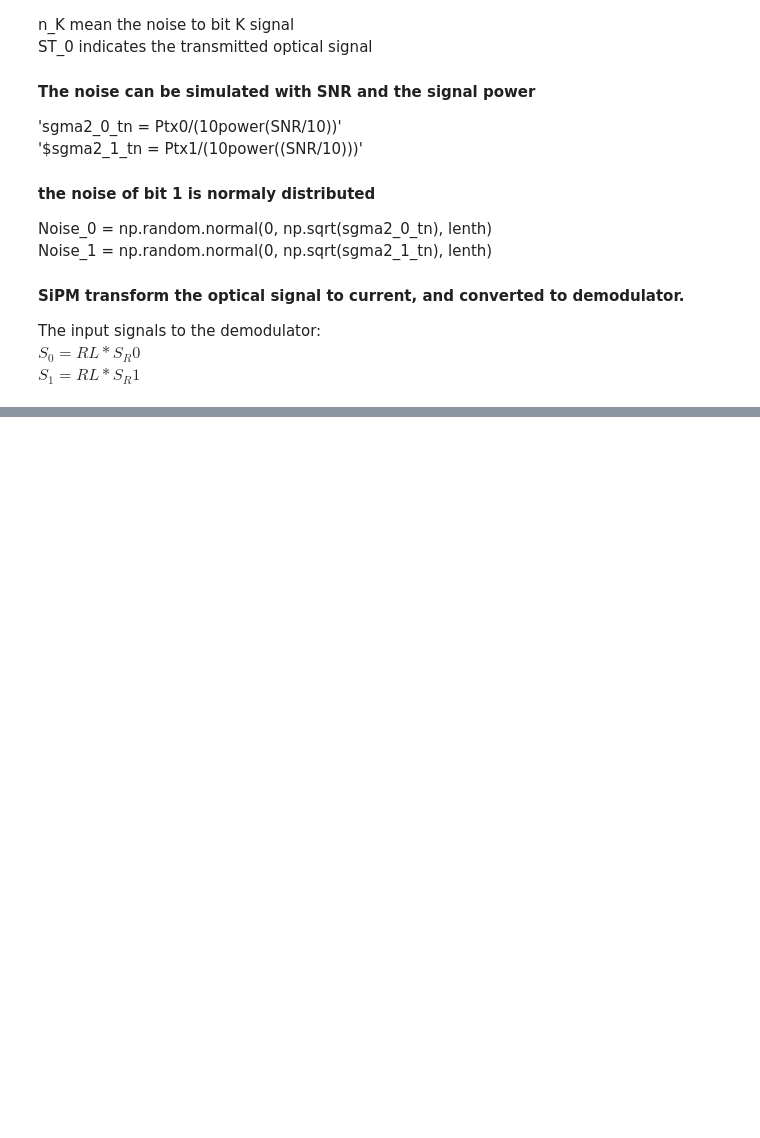
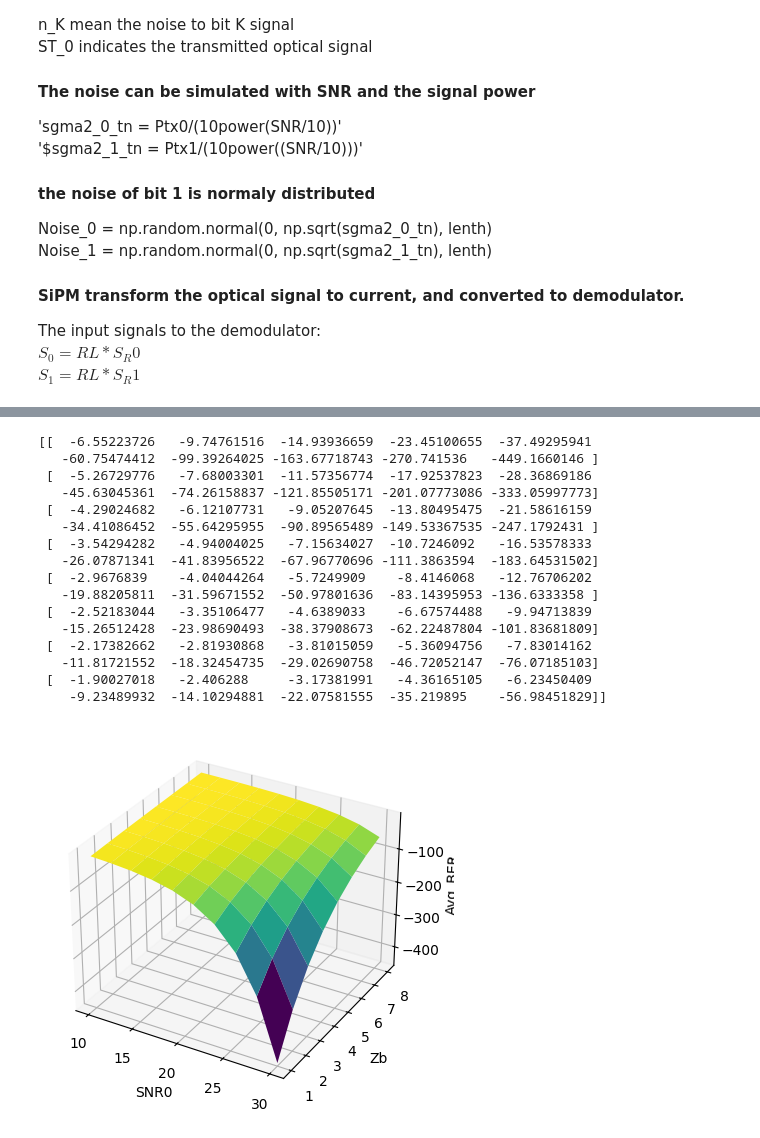
Before and after one commit to wei994/Reproduce-of-OOK-CNNs-Demudulation, a Jupyter notebook: Reproduce_FTD__OOK_CNNs.ipynb, the cells around one changed output, grey strips where cells are left out. Drawn from its saved outputs; the diff is of its cells as text; code cells hidden in the pictures; blank space fills up the shorter version.

```diff
--- a/Reproduce_FTD__OOK_CNNs.ipynb
+++ b/Reproduce_FTD__OOK_CNNs.ipynb
@@ -184,0 +246,45 @@ Text(0.5, 0, 'Avg_BER')
+# %%
+#### Here is the reproduce of FTD
+# Power =  0.5
+SNR0 = np.linspace(10,30,10) # SNR range
+Zb = np.linspace(1,8,8) # link range
+P = [0.25,0.40,0.5] # power
+X, Y = np.meshgrid(SNR0, Zb)
+
+# Create 3D array
+Avg_BER = np.zeros_like(X)
+for j in range(len(Zb)):
+  for  i in range(len(SNR0)):
+    N_s1,N_s0,D_s1,D_s0,Threshold = Simulated_dataset(SNR0[i],Zb[j],P[2])
+    Avg_BER_Inst =  0.25*special.erfc(((Threshold - N_s0)/D_s0)) +0.25*special.erfc(((N_s1 - Threshold)/D_s1))
+    Avg_BER[j,i] = np.mean(Avg_BER_Inst)
+Avg_BER = np.log(Avg_BER)
+
+# Create a 3D plot
+fig = plt.figure()
+ax = fig.add_subplot(111, projection='3d')
+# Plot the surface
+surf = ax.plot_surface(X, Y,Avg_BER,cmap='viridis')
+# Set labels
+ax.set_xlabel('SNR0')
+ax.set_ylabel('Zb')
+ax.set_zlabel('Avg_BER')
+print(Avg_BER)
+# %% [output]
+[[  -6.55223726   -9.74761516  -14.93936659  -23.45100655  -37.49295941
+   -60.75474412  -99.39264025 -163.67718743 -270.741536   -449.1660146 ]
+ [  -5.26729776   -7.68003301  -11.57356774  -17.92537823  -28.36869186
+   -45.63045361  -74.26158837 -121.85505171 -201.07773086 -333.05997773]
+ [  -4.29024682   -6.12107731   -9.05207645  -13.80495475  -21.58616159
+   -34.41086452  -55.64295955  -90.89565489 -149.53367535 -247.1792431 ]
+ [  -3.54294282   -4.94004025   -7.15634027  -10.7246092   -16.53578333
+   -26.07871341  -41.83956522  -67.96770696 -111.3863594  -183.64531502]
+ [  -2.9676839    -4.04044264   -5.7249909    -8.4146068   -12.76706202
+   -19.88205811  -31.59671552  -50.97801636  -83.14395953 -136.6333358 ]
+ [  -2.52183044   -3.35106477   -4.6389033    -6.67574488   -9.94713839
+   -15.26512428  -23.98690493  -38.37908673  -62.22487804 -101.83681809]
+ [  -2.17382662   -2.81930868   -3.81015059   -5.36094756   -7.83014162
+   -11.81721552  -18.32454735  -29.02690758  -46.72052147  -76.07185103]
+ [  -1.90027018   -2.406288     -3.17381991   -4.36165105   -6.23450409
+    -9.23489932  -14.10294881  -22.07581555  -35.219895    -56.98451829]]
+[figure, added]
```
Also changed, not shown: parts of 5 cells of this notebook.
